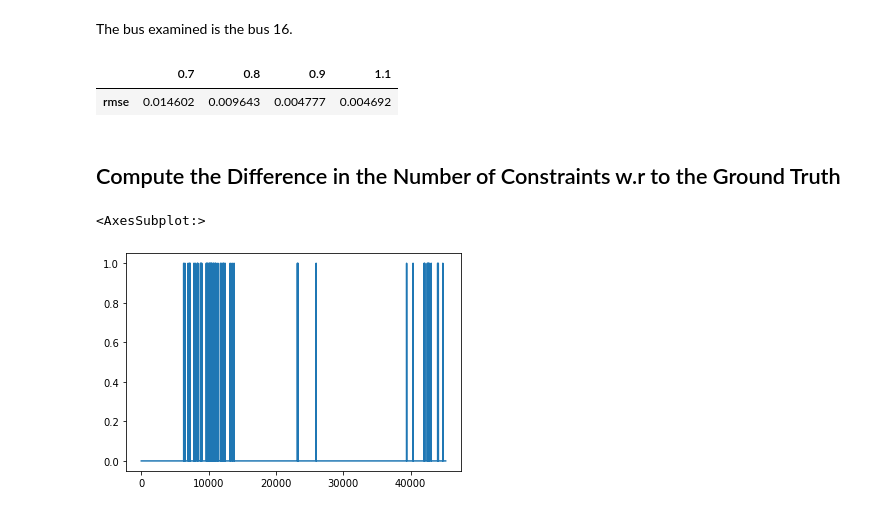
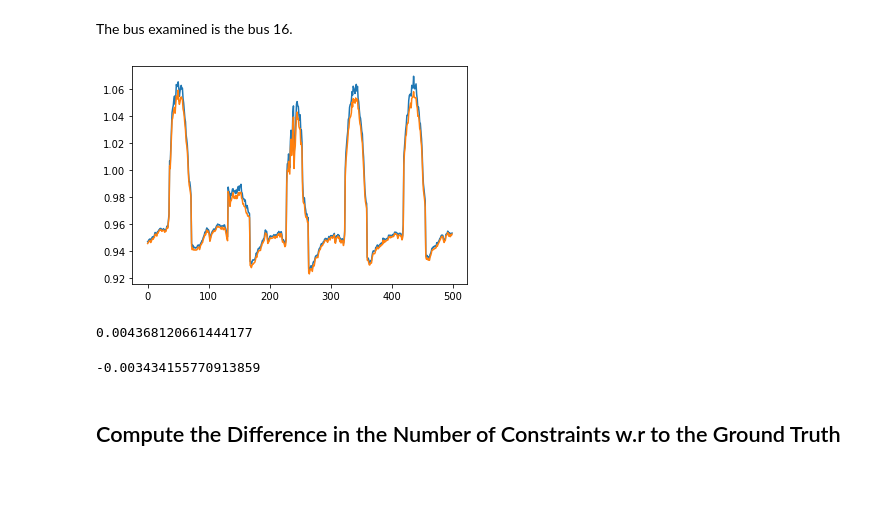
Before and after one commit to jamilsonjr/AI-to-forecast-constraints-in-the-energy-systems, a Jupyter notebook: jupyter_notebooks_paper/gen_error.ipynb, the cells around one changed output. Cells and saved outputs as stored; diff of their text form; code cells hidden in the pictures; blank space fills up the shorter version.

```diff
--- a/jupyter_notebooks_paper/gen_error.ipynb
+++ b/jupyter_notebooks_paper/gen_error.ipynb
@@ -71,11 +69,21 @@ pf_results_ref = pd.read_csv('..\data\paper\gen_error_experiment\gen_error_1.0\p
-# %%
-result_rmse = pd.DataFrame(index=["rmse"], columns=["0.7", "0.8", "0.9", "1.1"])
-for i, pf_result in enumerate([pf_results_07, pf_results_08, pf_results_09, pf_results_11]):
-    result_rmse.iloc[0, i] = mean_squared_error(pf_results_ref['bus_16'], pf_result['bus_16'],  squared=False)
-result_rmse
-# %% [output]
-|  | 0.7 | 0.8 | 0.9 | 1.1 |
-| rmse | 0.014602 | 0.009643 | 0.004777 | 0.004692 |
+# %%
+pf_results_pred_error = pd.read_csv('..\data\paper\gen_error_experiment\prediction_error_True\pf_res_bus_vm_pu.csv').drop('timestamps', axis=1)
+pf_results_ref = pd.read_csv('..\data\paper\gen_error_experiment\prediction_error_False\pf_res_bus_vm_pu.csv').drop('timestamps', axis=1)
+pf_results_pred_error['bus_16'][0:500].plot()
+pf_results_ref['bus_16'][0:500].plot()
+plt.show()
+# %% [output]
+[figure, added]
+# %%
+result_rmse = mean_squared_error(pf_results_ref['bus_16'], pf_results_pred_error['bus_16'],  squared=False)
+result_rmse
+# %% [output]
+0.004368120661444177
+# %%
+error = pf_results_ref['bus_16'] - pf_results_pred_error['bus_16']
+error.mean()
+# %% [output]
+-0.003434155770913859
 # %% [markdown]
 ## Compute the Difference in the Number of Constraints w.r to the Ground Truth
 # %%
@@ -104,7 +113 @@ for error_value in [0.7, 0.8, 0.9, 1.0, 1.1]:
-# %%
-max_u_bool_07 = pd.read_csv('..\data\paper\gen_error_experiment\gen_error_0.8\\bool_df_max_u.csv')
-max_u_bool_07['bus_16']
-# %% [output]
-<AxesSubplot:>
-[figure, removed]
 # %%
```
Also changed, not shown: parts of 14 cells of this notebook, 5 other files.
